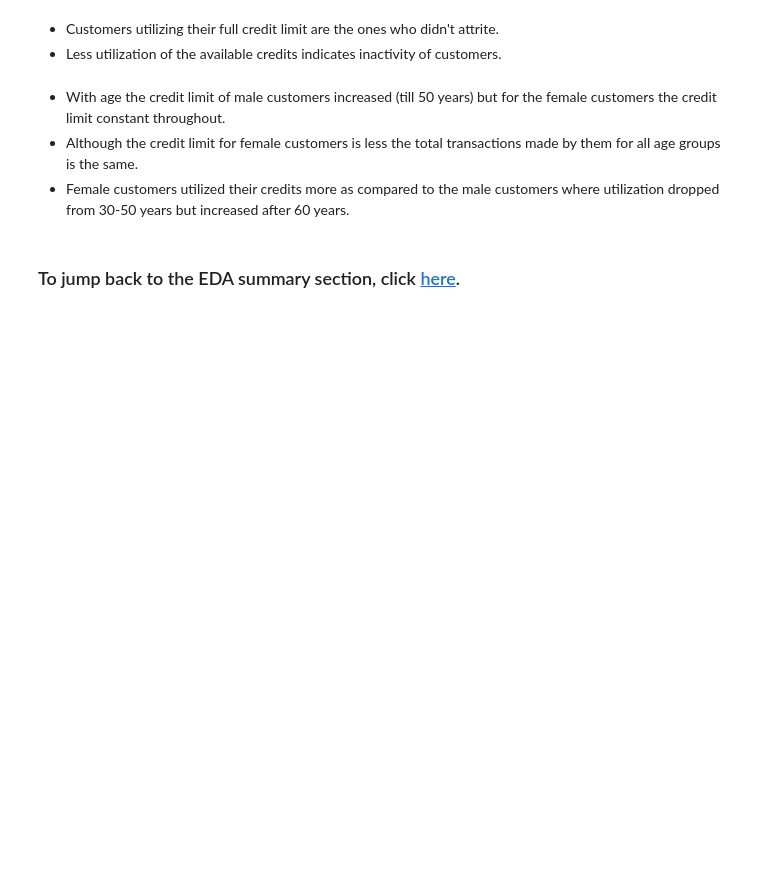
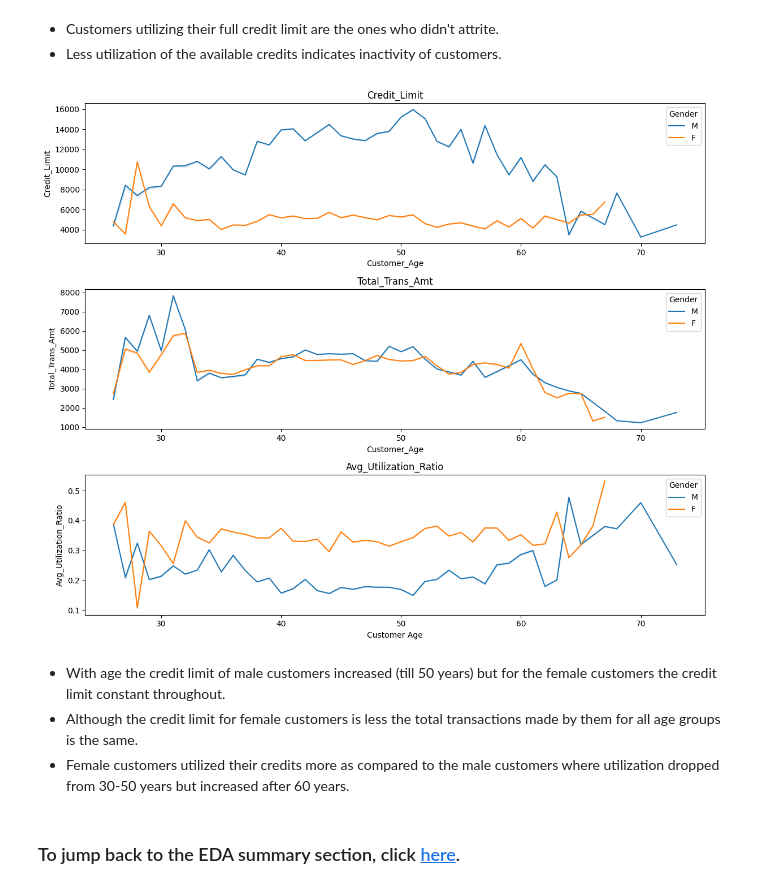
Before and after one commit to gurudattamanpreet/Credit-Card-User-Churn, a Jupyter notebook: Credit_Card_User_Churn.ipynb, the cells around one changed output. Saved outputs shown, nothing was run; the diff lists cells and outputs as text; code cells hidden in the pictures; blank space fills up the shorter version.

```diff
--- a/Credit_Card_User_Churn.ipynb
+++ b/Credit_Card_User_Churn.ipynb
@@ -2014,16 +2252,17 @@ distribution_plot_wrt_target(data, "Avg_Utilization_Ratio", "Attrition_Flag")
 * Customers utilizing their full credit limit are the ones who didn't attrite.
 * Less utilization of the available credits indicates inactivity of customers.
 # %%
-cols = data[
-    ["Credit_Limit", "Total_Trans_Amt", "Avg_Utilization_Ratio"]
-].columns.tolist()
+cols = ["Credit_Limit", "Total_Trans_Amt", "Avg_Utilization_Ratio"]
 plt.figure(figsize=(12, 10))
 for i, variable in enumerate(cols):
-    plt.subplot(3, 3, i + 1)
-    sns.lineplot(data["Customer_Age"], data[variable], hue=data["Gender"], ci=0)
+    plt.subplot(3, 1, i + 1)  # Corrected to (3, 1) since there are 3 plots.
+    sns.lineplot(x="Customer_Age", y=variable, hue="Gender", data=data, ci=0)
     plt.tight_layout()
     plt.title(variable)
+plt.xlabel("Customer Age")  # Adding a label for x-axis.
 plt.show()
+# %% [output]
+[figure, added]
 # %% [markdown]
 * With age the credit limit of male customers increased (till 50 years) but for the female customers the credit limit constant throughout.
 * Although the credit limit for female customers is less the total transactions made by them for all age groups is the same.
```
Also changed, not shown: parts of 55 cells of this notebook.
